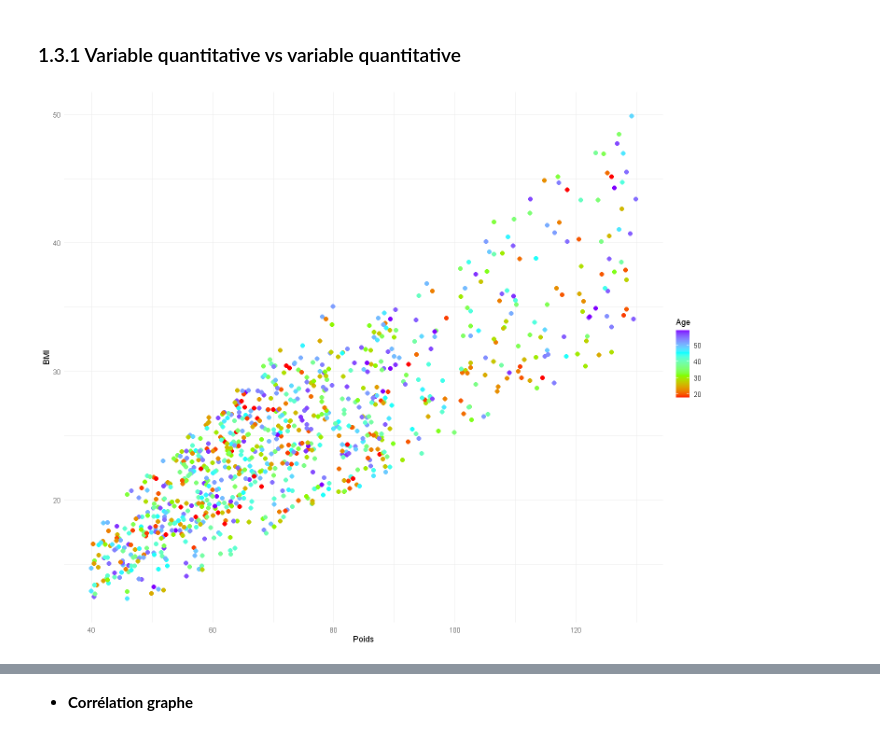
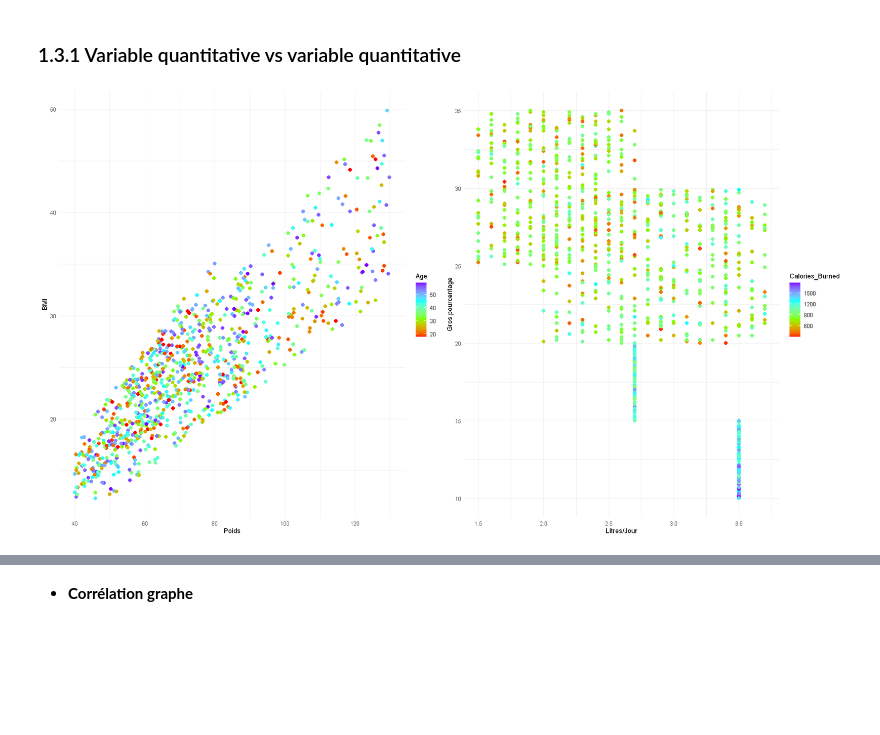
Before and after one commit to Anhquannnnnn/Machine-Learning, a Jupyter notebook: R.ipynb, the cells around one changed output, grey strips where cells are left out. Cells and saved outputs as stored; diff of their text form; code cells hidden in the pictures; blank space fills up the shorter version.

```diff
--- a/R.ipynb
+++ b/R.ipynb
@@ -227,11 +251,17 @@ grid.arrange(box_cat1,box_cat2, box_cat3, box_cat4, ncol = 2)
 # %% [markdown]
 ### 1.3.1 Variable quantitative vs variable quantitative
 # %%
-options(repr.plot.width = 12, repr.plot.height = 10)
-ggplot(data = data, aes(x = Weight..kg., y = BMI, color = Age))+
+options(repr.plot.width = 18, repr.plot.height = 10)
+scat1 = ggplot(data = data, aes(x = Weight..kg., y = BMI, color = Age))+
         geom_point(size = 2.5)+
         labs(x = "Poids", y = "BMI")+
         scale_colour_gradientn(colours=rainbow(4))+
         theme_minimal()
+scat2 = ggplot(data = data)+
+        geom_point(aes(x = Water_Intake..liters., y = Fat_Percentage, color = Calories_Burned ),size = 2.5)+
+        labs(x = "Litres/Jour", y = "Gros pourcentage")+
+        scale_colour_gradientn(colours=rainbow(4))+
+        theme_minimal()
+grid.arrange(scat1, scat2, ncol = 2)
 # %% [output]
-[figure, old version]
+[figure, new version]
```
Also changed, not shown: parts of 22 cells of this notebook.
